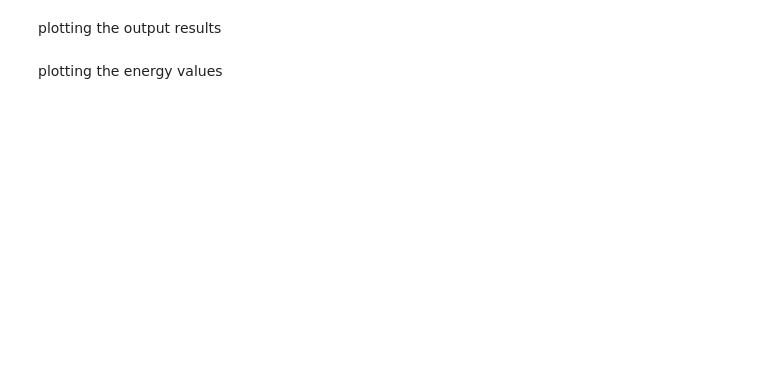
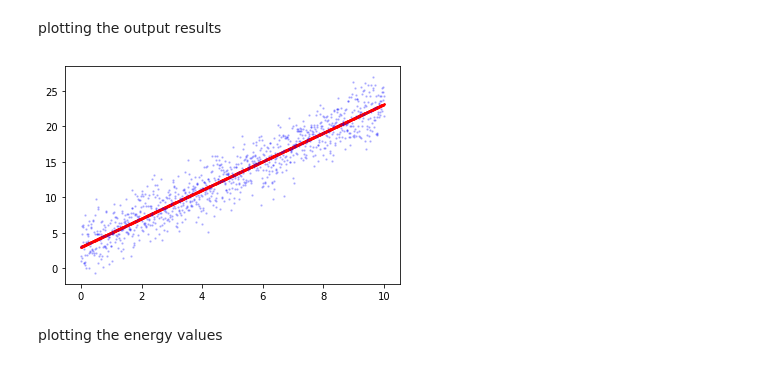
Before and after one commit to wseungjin/class-MachineLearning, a Jupyter notebook: 02/assignment02.ipynb, the cells around one changed output. Cells and saved outputs as stored; diff of their text form; code cells hidden in the pictures; blank space fills up the shorter version.

```diff
--- a/02/assignment02.ipynb
+++ b/02/assignment02.ipynb
@@ -16,12 +16,14 @@ make input and generate noise value
 leng = 10 # [0,10]
 datanum= leng * 100#트레인 데이터 갯수
 
-epoch =10000
+epoch =1500
 
 
 loss_Array=np.zeros((epoch,1))
 W_Array=np.zeros((epoch,1))
 B_Array=np.zeros((epoch,1))
+x_epoch=np.arange(epoch)
+
 
 x_=np.zeros((datanum,1))
 y_=np.zeros((datanum,1))
@@ -97,4 +99,10 @@ plt.show()
 # %% [markdown]
 plotting the output results
+# %%
+plt.scatter(x_,new_y ,c="r",s=2)#train loss
+plt.scatter(x_,noise_y ,c="b",s=2,alpha=0.2 )#test loss
+plt.show()
+# %% [output]
+[figure, added]
 # %% [markdown]
 plotting the energy values
```
Also changed, not shown: parts of 4 cells of this notebook.
